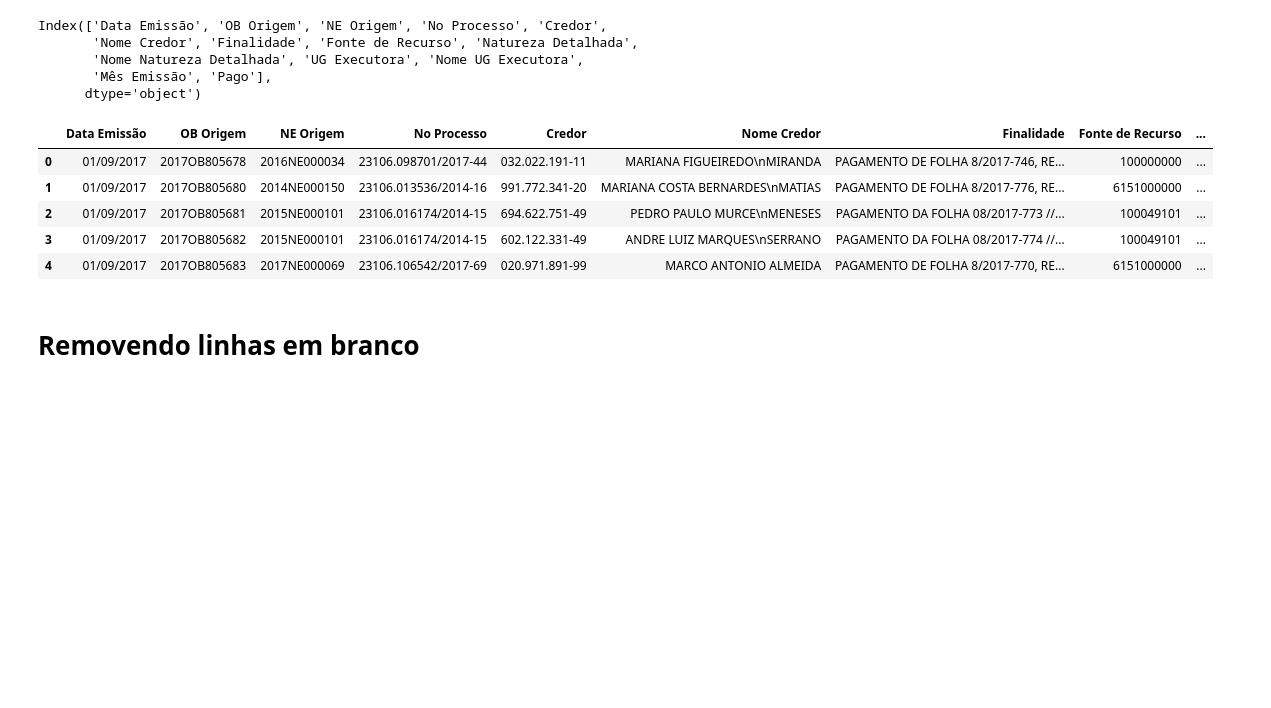
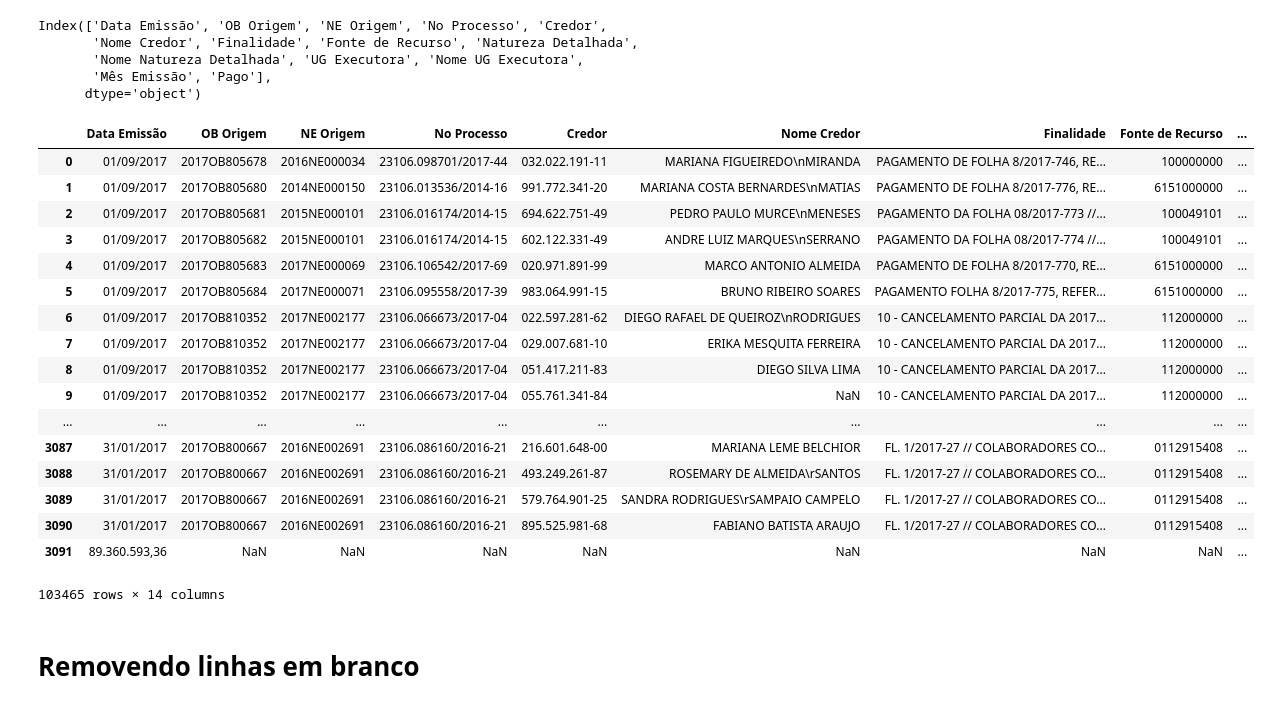
Before and after one commit to atomero/Notebooks, a Jupyter notebook: scripts/dataframe_creation.ipynb, the cells around one changed output. Cells and saved outputs as stored; diff of their text form; code cells hidden in the pictures; blank space fills up the shorter version.

```diff
--- a/scripts/dataframe_creation.ipynb
+++ b/scripts/dataframe_creation.ipynb
@@ -24,14 +24,26 @@ Index(['Data Emissão', 'OB Origem', 'NE Origem', 'No Processo', 'Credor',
        'Mês Emissão', 'Pago'],
       dtype='object')
 # %%
-frame.head()
+frame
 # %% [output]
 |  | Data Emissão | OB Origem | NE Origem | No Processo | Credor | Nome Credor | Finalidade | Fonte de Recurso | ... |
 | 0 | 01/09/2017 | 2017OB805678 | 2016NE000034 | 23106.098701/2017-44 | 032.022.191-11 | MARIANA FIGUEIREDO\nMIRANDA | PAGAMENTO DE FOLHA 8/2017-746, RE... | 100000000 | ... |
 | 1 | 01/09/2017 | 2017OB805680 | 2014NE000150 | 23106.013536/2014-16 | 991.772.341-20 | MARIANA COSTA BERNARDES\nMATIAS | PAGAMENTO DE FOLHA 8/2017-776, RE... | 6151000000 | ... |
 | 2 | 01/09/2017 | 2017OB805681 | 2015NE000101 | 23106.016174/2014-15 | 694.622.751-49 | PEDRO PAULO MURCE\nMENESES | PAGAMENTO DA FOLHA 08/2017-773 //... | 100049101 | ... |
 | 3 | 01/09/2017 | 2017OB805682 | 2015NE000101 | 23106.016174/2014-15 | 602.122.331-49 | ANDRE LUIZ MARQUES\nSERRANO | PAGAMENTO DA FOLHA 08/2017-774 //... | 100049101 | ... |
 | 4 | 01/09/2017 | 2017OB805683 | 2017NE000069 | 23106.106542/2017-69 | 020.971.891-99 | MARCO ANTONIO ALMEIDA | PAGAMENTO DE FOLHA 8/2017-770, RE... | 6151000000 | ... |
+| 5 | 01/09/2017 | 2017OB805684 | 2017NE000071 | 23106.095558/2017-39 | 983.064.991-15 | BRUNO RIBEIRO SOARES | PAGAMENTO FOLHA 8/2017-775, REFER... | 6151000000 | ... |
+| 6 | 01/09/2017 | 2017OB810352 | 2017NE002177 | 23106.066673/2017-04 | 022.597.281-62 | DIEGO RAFAEL DE QUEIROZ\nRODRIGUES | 10 - CANCELAMENTO PARCIAL DA 2017... | 112000000 | ... |
+| 7 | 01/09/2017 | 2017OB810352 | 2017NE002177 | 23106.066673/2017-04 | 029.007.681-10 | ERIKA MESQUITA FERREIRA | 10 - CANCELAMENTO PARCIAL DA 2017... | 112000000 | ... |
+| 8 | 01/09/2017 | 2017OB810352 | 2017NE002177 | 23106.066673/2017-04 | 051.417.211-83 | DIEGO SILVA LIMA | 10 - CANCELAMENTO PARCIAL DA 2017... | 112000000 | ... |
+| 9 | 01/09/2017 | 2017OB810352 | 2017NE002177 | 23106.066673/2017-04 | 055.761.341-84 | NaN | 10 - CANCELAMENTO PARCIAL DA 2017... | 112000000 | ... |
+| ... | ... | ... | ... | ... | ... | ... | ... | ... | ... |
+| 3087 | 31/01/2017 | 2017OB800667 | 2016NE002691 | 23106.086160/2016-21 | 216.601.648-00 | MARIANA LEME BELCHIOR | FL. 1/2017-27 // COLABORADORES CO... | 0112915408 | ... |
+| 3088 | 31/01/2017 | 2017OB800667 | 2016NE002691 | 23106.086160/2016-21 | 493.249.261-87 | ROSEMARY DE ALMEIDA\rSANTOS | FL. 1/2017-27 // COLABORADORES CO... | 0112915408 | ... |
+| 3089 | 31/01/2017 | 2017OB800667 | 2016NE002691 | 23106.086160/2016-21 | 579.764.901-25 | SANDRA RODRIGUES\rSAMPAIO CAMPELO | FL. 1/2017-27 // COLABORADORES CO... | 0112915408 | ... |
+| 3090 | 31/01/2017 | 2017OB800667 | 2016NE002691 | 23106.086160/2016-21 | 895.525.981-68 | FABIANO BATISTA ARAUJO | FL. 1/2017-27 // COLABORADORES CO... | 0112915408 | ... |
+| 3091 | 89.360.593,36 | NaN | NaN | NaN | NaN | NaN | NaN | NaN | ... |
+103465 rows × 14 columns
 # %% [markdown]
 # Removendo linhas em branco
 # %%
```
Also changed, not shown: parts of 10 cells of this notebook, 1 other file.
